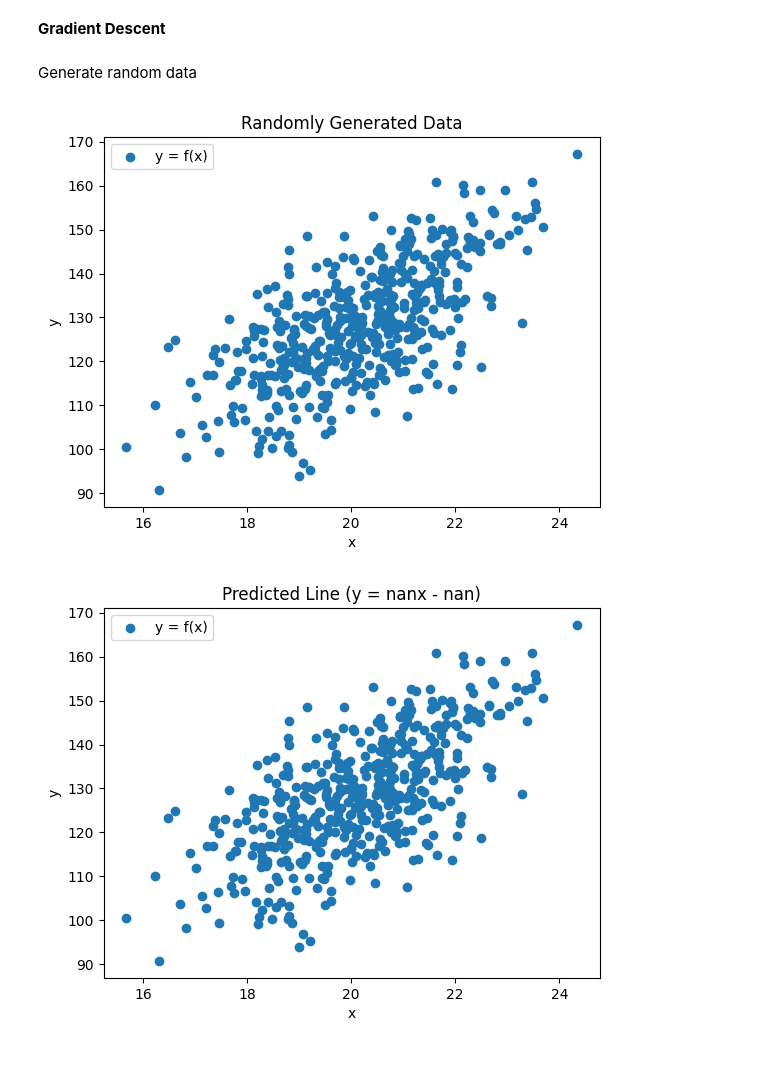
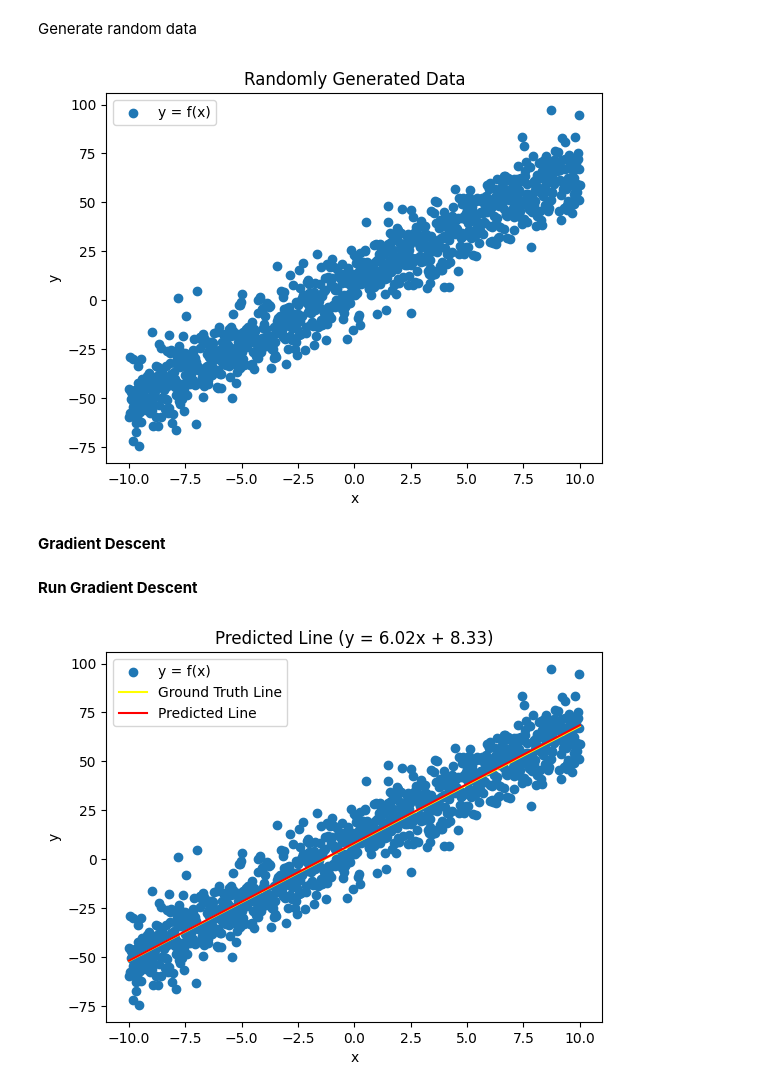
Before and after one commit to AblRhi/ML-Roadmap, a Jupyter notebook: 01_Regression/Gradient_Descent.ipynb, the cells around one changed output. Cells and saved outputs as stored; diff of their text form; code cells hidden in the pictures; blank space fills up the shorter version.

Commit message:
fixed GD functnion + visual comparison

```diff
--- a/01_Regression/Gradient_Descent.ipynb
+++ b/01_Regression/Gradient_Descent.ipynb
@@ -1,5 +1,3 @@
 # %%
 import numpy as np
 import matplotlib.pyplot as plt
-# %% [markdown]
-**Gradient Descent**
@@ -28,13 +5,15 @@ def gradient_descent(x, y, W, steps, alpha):
 Generate random data
 # %%
 def gen_data(count=500, noise=10, slope=6, intercept=8):
-    x = np.random.normal(20, 1.5, count)
-    e = np.random.randn(count) * noise
-    y = slope * x + intercept + e
+    x = np.linspace(-10, 10, count)
+    noise = np.random.randn(count) * noise
+    y = slope * x + intercept + noise
     return x, y
 # %%
-n = 500
-x, y = gen_data(count=n, noise=10, slope=6, intercept=8)
+n = 1000
+true_slope = 6
+true_intercept = 8
+x, y = gen_data(n, 10, true_slope, true_intercept)
 plt.scatter(x, y, label="y = f(x)")
 plt.title("Randomly Generated Data")
 plt.xlabel("x")
@@ -42,19 +21,44 @@ plt.ylabel("y")
 plt.legend()
 plt.show()
 # %% [output]
-[figure, old version]
+[figure, new version]
+# %% [markdown]
+**Gradient Descent**
+# %%
+# Hypothesis --> H_w(x) = (w0 + w1 * x)
+def h_w(x, w):
+    return w[0] + w[1] * x
+
+
+# Cost Function (SSE here)
+def cost_function(x, y, w):
+    return np.sum((h_w(x, w) - y)**2) / len(x)
+
+
+def gradient_descent(x, y, w, alpha, steps):
+    m = len(x)
+
+    for i in range(steps):
+        grad_w0 = np.sum(h_w(x,w) - y) / m
+        grad_w1 = np.sum((h_w(x,w) - y) * x) / m
+        w[0] -= alpha * grad_w0
+        w[1] -= alpha * grad_w1
+
+    return w
+# %% [markdown]
+**Run Gradient Descent**
 # %%
 w_init = [0, 0]
-w_final = gradient_descent(x, y, w_init, steps=500, alpha=0.1)
+w_final = gradient_descent(x, y, w_init, 0.05, 100)
 y_hat = w_final[0] + w_final[1] * x
-
 # Visualize the predicted line
 plt.scatter(x, y, label="y = f(x)")
-plt.plot(x, y_hat, color='red')
-plt.title(f"Predicted Line (y = {w_final[1]}x {"+" if (w_final[0] >= 0) else "-"} {np.abs(w_final[0]):.2f})")
+plt.plot(x, (true_slope*x + true_intercept), color='yellow', label="Ground Truth Line")
+plt.plot(x, y_hat, color='red', label="Predicted Line")
+plt.title(f"Predicted Line (y = {w_final[1]:.2f}x {"+" if (w_final[0] >= 0) else "-"} {np.abs(w_final[0]):.2f})")
 plt.xlabel("x")
 plt.ylabel("y")
 plt.legend()
 plt.show()
 # %% [output]
-[figure, old version]
+[figure, new version]
```
Also changed, not shown: parts of 1 cell of this notebook.
